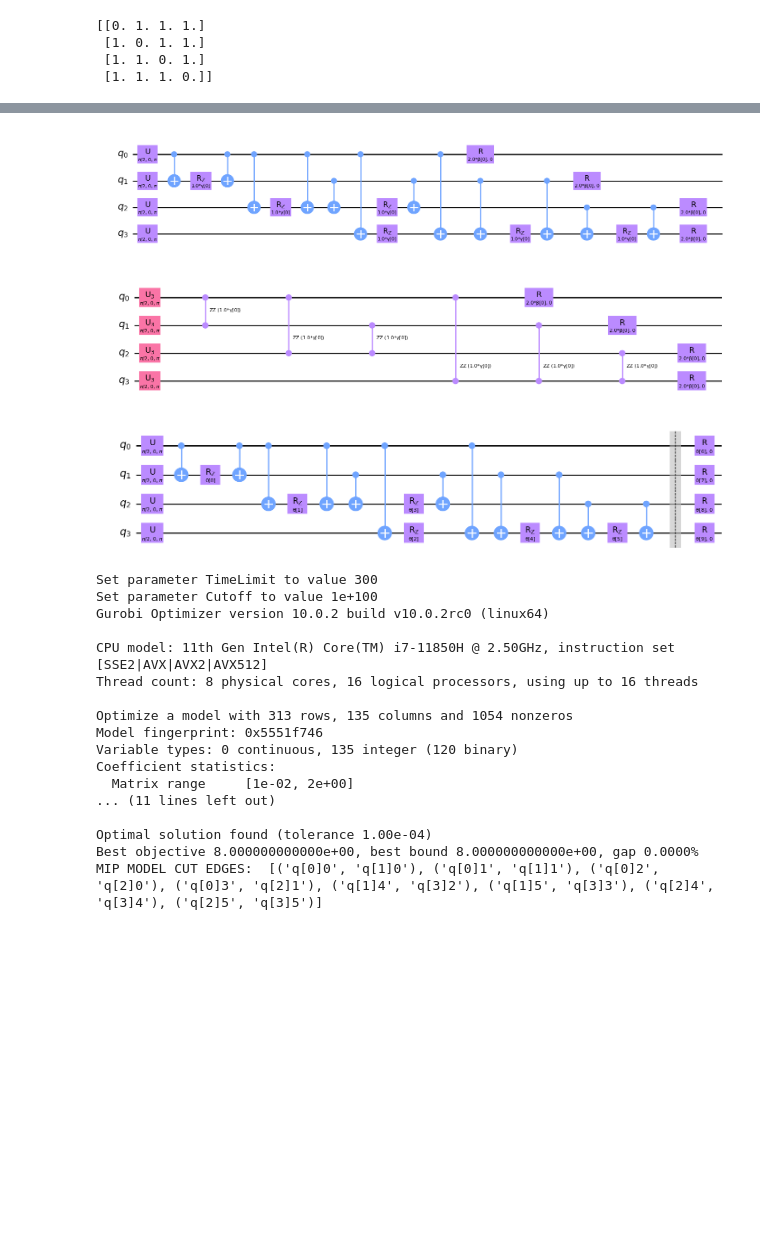
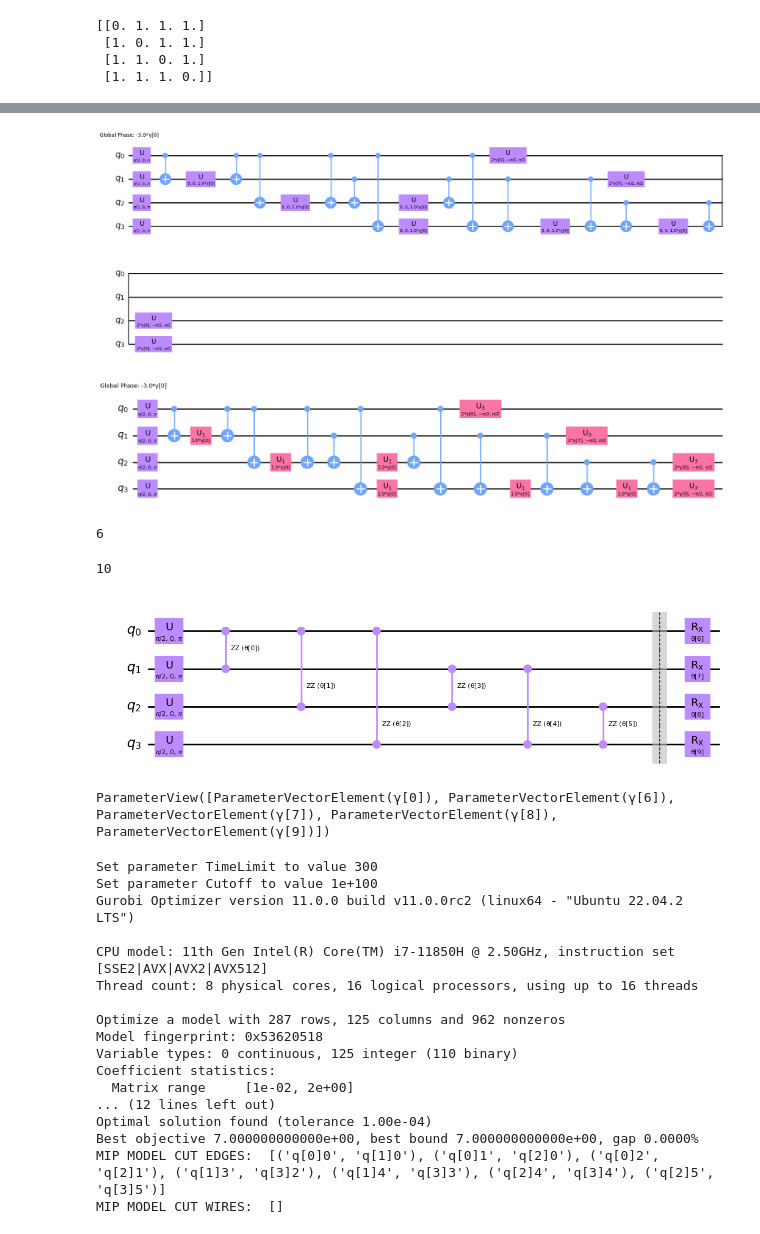
Before and after one commit to filipmazurek/circuit-knitting-toolbox-modified, a Jupyter notebook: docs/circuit_cutting/gate_and_wire_cuts/algorithm_examples/QAOA Example.ipynb, the cells around one changed output, grey strips where cells are left out. Saved outputs shown, nothing was run; the diff lists cells and outputs as text; code cells hidden in the pictures; blank space fills up the shorter version.

Commit message:
QAOA Benchmarking

```diff
--- a/docs/circuit_cutting/gate_and_wire_cuts/algorithm_examples/QAOA Example.ipynb
+++ b/docs/circuit_cutting/gate_and_wire_cuts/algorithm_examples/QAOA Example.ipynb
@@ -109,0 +106,4 @@ ansatz.decompose(reps=3).draw('mpl')
+# %%
+ansatz = ansatz.decompose(reps=2)
+
+ansatz.draw('mpl')
@@ -109,0 +154,10 @@ ansatz.decompose(reps=3).draw('mpl')
+# %%
+'''
+indices = []
+for i in range(0,len(ansatz.data)):
+    if ansatz.data[i].operation.name=='rx':
+        indices.append(i)
+
+for i in sorted(indices, reverse=True):
+    del ansatz.data[i]
+'''
@@ -109,0 +168,8 @@ ansatz.decompose(reps=3).draw('mpl')
+# %%
+from qiskit.circuit import ParameterVector, QuantumCircuit
+gamma = ParameterVector("γ",10) # for n = 4, len(theta) = 10
+
+for i in range(0,n):
+    ansatz.rx(2*gamma[6+i], i)
+
+ansatz.draw('mpl')
@@ -115,37 +196,61 @@ qc = QuantumCircuit(4)
 qc &= ansatz.decompose(reps=4)
 qc.draw('mpl')
 # %% [output]
-[figure, old version]
+[figure, new version]
 # %%
 ansatz.decompose(reps=2).draw('mpl')
 # %% [output]
-[figure, old version]
+[figure, new version]
+# %%
+n = 4
+m = n
+adder = 4
+n_param = 6
+
+while n-4 > 0:
+    #print(n_param+adder)
+    n_param = n_param + adder
+    adder = adder + 1
+    n = n - 1
+
+print(n_param)
+n=m
+# %% [output]
+6
 # %%
-qaoa_qc = QuantumCircuit(4)
+from qiskit.circuit import QuantumCircuit
+import numpy as np
+qaoa_qc = QuantumCircuit(n)
 for i in range(0,n):
     qaoa_qc.u(np.pi/2, 0, np.pi, i)
 
 from qiskit.circuit import ParameterVector
 import math
 
-theta = ParameterVector("θ", int(math.factorial(n)/n) + n) # for n = 4, len(theta) = 10
+theta = ParameterVector("θ", n_param + n) # for n = 4, len(theta) = 10
 
 k = 0
 for i in range(0,n):
     for j in range(i,n):
         if i != j:
             qaoa_qc.rzz(theta[k], i, j)
             k+=1
 
 qaoa_qc.barrier()
 
 for i in range(0, n):
     qaoa_qc.rx(theta[k+i], i)
 
-qaoa_qc = qaoa_qc.decompose()
+print(len(theta))
+#qaoa_qc = qaoa_qc.decompose()
 qaoa_qc.draw('mpl')
 # %% [output]
+10
-[figure, old version]
+[figure, new version]
+# %%
+new_ansatz.parameters
+# %% [output]
+ParameterView([ParameterVectorElement(γ[0]), ParameterVectorElement(γ[6]), ParameterVectorElement(γ[7]), ParameterVectorElement(γ[8]), ParameterVectorElement(γ[9])])
 # %%
 from qiskit.primitives import Estimator
 from qiskit.quantum_info import PauliList
@@ -157,28 +262,28 @@ def callback(eval_count, parameters, mean, std):
 estimator = Estimator()
 
 # from our qubitOp
-observables = PauliList(['IIZZ', 'IZIZ', 'IZZI', 'ZIIZ', 'ZIZI', 'ZZII'])
+observables = qubitOp.paulis
 
 # Cut QAOA result
-cut_qaoa = CutQAOA(estimator, ansatz=qaoa_qc, optimizer=optimizer, observables=observables, shots=2**12, max_subcircuit_width=2, max_cuts=9, num_subcircuits=[2], model='gurobi', num_samples=1500, callback=callback)
+cut_qaoa = CutQAOA(estimator, ansatz=new_ansatz, optimizer=optimizer, observables=observables, shots=2**12, max_subcircuit_width=n/2, max_cuts=20, num_subcircuits=[2], model='gurobi', num_samples=1500, callback=callback)
 # %% [output]
 Set parameter TimeLimit to value 300
 Set parameter Cutoff to value 1e+100
-Gurobi Optimizer version 10.0.2 build v10.0.2rc0 (linux64)
+Gurobi Optimizer version 11.0.0 build v11.0.0rc2 (linux64 - "Ubuntu 22.04.2 LTS")
 
 CPU model: 11th Gen Intel(R) Core(TM) i7-11850H @ 2.50GHz, instruction set [SSE2|AVX|AVX2|AVX512]
 Thread count: 8 physical cores, 16 logical processors, using up to 16 threads
 
-Optimize a model with 313 rows, 135 columns and 1054 nonzeros
-Model fingerprint: 0x5551f746
-Variable types: 0 continuous, 135 integer (120 binary)
+Optimize a model with 287 rows, 125 columns and 962 nonzeros
+Model fingerprint: 0x53620518
+Variable types: 0 continuous, 125 integer (110 binary)
 Coefficient statistics:
   Matrix range     [1e-02, 2e+00]
-... (11 lines left out)
-
+... (12 lines left out)
 Optimal solution found (tolerance 1.00e-04)
-Best objective 8.000000000000e+00, best bound 8.000000000000e+00, gap 0.0000%
-MIP MODEL CUT EDGES:  [('q[0]0', 'q[1]0'), ('q[0]1', 'q[1]1'), ('q[0]2', 'q[2]0'), ('q[0]3', 'q[2]1'), ('q[1]4', 'q[3]2'), ('q[1]5', 'q[3]3'), ('q[2]4', 'q[3]4'), ('q[2]5', 'q[3]5')]
+Best objective 7.000000000000e+00, best bound 7.000000000000e+00, gap 0.0000%
+MIP MODEL CUT EDGES:  [('q[0]0', 'q[1]0'), ('q[0]1', 'q[2]0'), ('q[0]2', 'q[2]1'), ('q[1]3', 'q[3]2'), ('q[1]4', 'q[3]3'), ('q[2]4', 'q[3]4'), ('q[2]5', 'q[3]5')]
+MIP MODEL CUT WIRES:  []
 # %%
 cut_qaoa_result = cut_qaoa.compute_minimum_eigenvalue(qubitOp)
 # %% [output]
```
Also changed, not shown: parts of 16 cells of this notebook, 4 other files.
